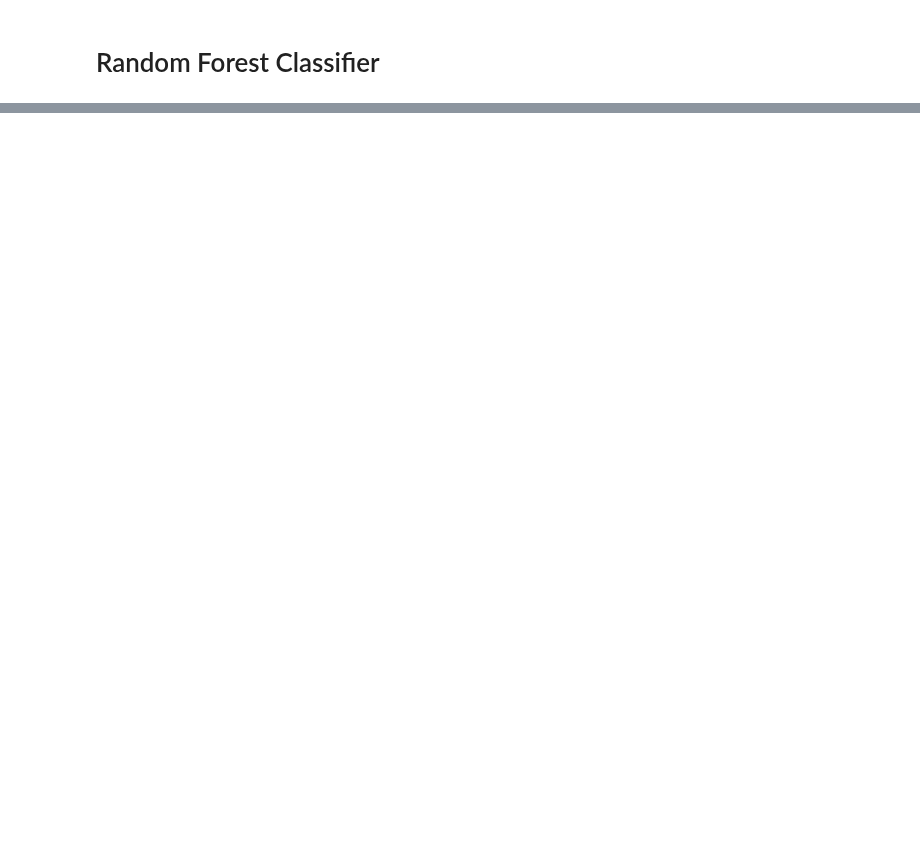
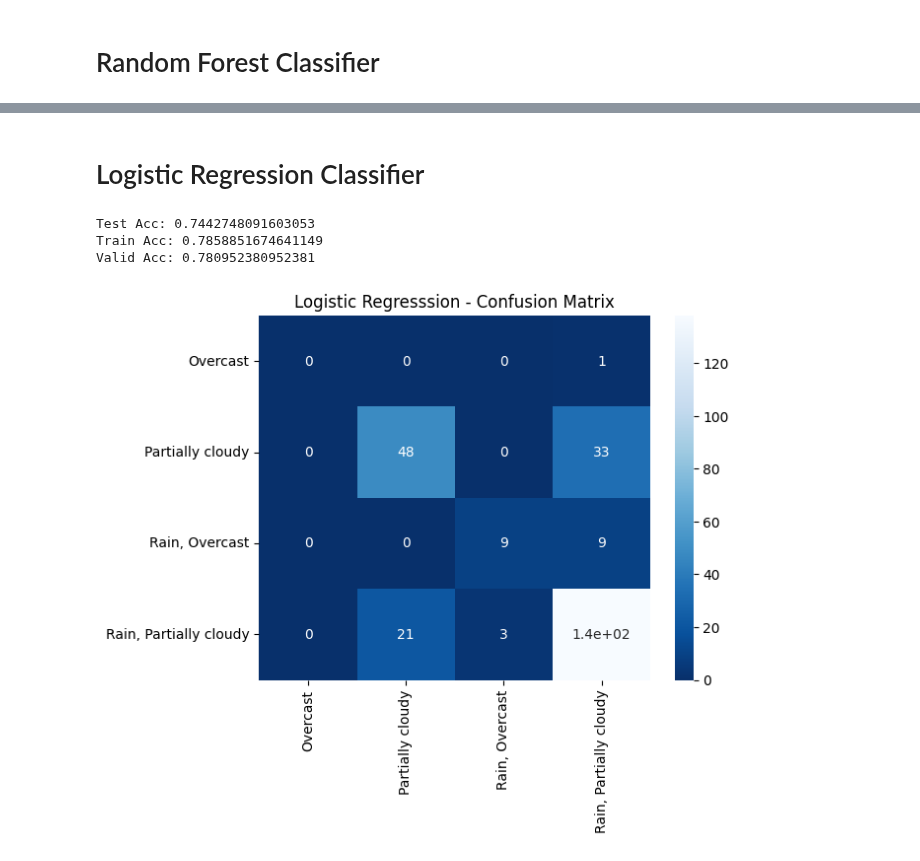
Before and after one commit to alaricespina/Thesis-Repository, a Jupyter notebook: Final Model Files/ClassWise.ipynb, the cells around one changed output, grey strips where cells are left out. Drawn from its saved outputs; the diff is of its cells as text; code cells hidden in the pictures; blank space fills up the shorter version.

```diff
--- a/Final Model Files/ClassWise.ipynb
+++ b/Final Model Files/ClassWise.ipynb
@@ -199,12 +175,0 @@ accuracy_score(y_test, y_preds), precision_score(y_test, y_preds, average=None),
-# %%
-from sklearn.preprocessing import StandardScaler
-SS = StandardScaler()
-np.random.seed(42)
-## fit the data to calculate mean and variance of training data
-SS.fit(X_train)
-
-## standardize the training set
-X_train_SS = SS.fit_transform(X_train)
-
-## standardize the test set using the mean of train set.
-X_test_SS =SS.transform(X_test)
@@ -250,0 +179,37 @@ accuracy_score(y_test, y_preds), precision_score(y_test, y_preds, average=None),
+# %% [markdown]
+# Logistic Regression Classifier
+# %%
+from sklearn.linear_model import LogisticRegression
+
+# Create Logistic Regression Object
+LR = LogisticRegression(solver = "newton-cg", multi_class = "multinomial", max_iter= 500, n_jobs = -1)
+
+# Fit to Data
+LR.fit(X_train, y_train)
+
+# Evaluate (Only accuracy) on test set
+accuracy = LR.score(X_test, y_test)
+accuracy_t = LR.score(X_train, y_train)
+accuracy_v = LR.score(X_valid, y_valid)
+
+print(f"Test Acc: {accuracy}\nTrain Acc: {accuracy_t}\nValid Acc: {accuracy_v}")
+
+# Predict using model
+y_preds = LR.predict(X_test)
+
+
+#Confusion Matrix for Logistic Regression
+CM = confusion_matrix(y_test, y_preds)
+ax = plt.subplot()
+ax.set_title("Logistic Regresssion - Confusion Matrix")
+sn.heatmap(CM, annot=True, cmap="Blues_r", ax=ax)
+ax.xaxis.set_ticklabels(lm)
+ax.yaxis.set_ticklabels(lm)
+plt.xticks(rotation=90)
+plt.yticks(rotation=0)
+plt.show()
+# %% [output]
+Test Acc: 0.7442748091603053
+Train Acc: 0.7858851674641149
+Valid Acc: 0.780952380952381
+[figure, added]
```
Also changed, not shown: parts of 26 cells of this notebook, 3 other files.
